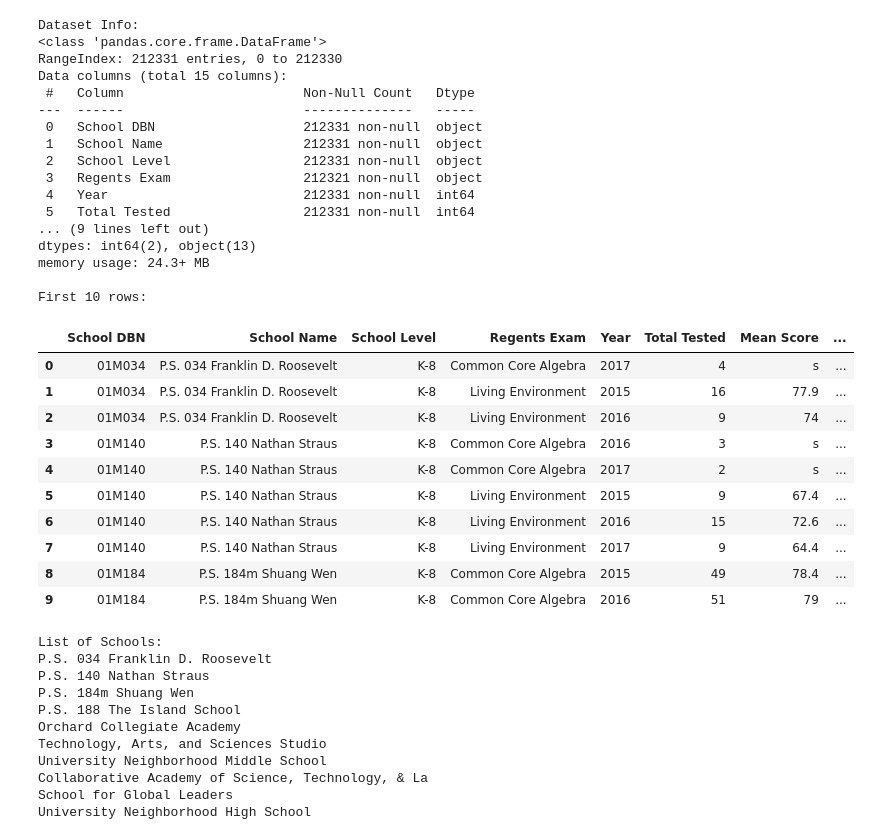
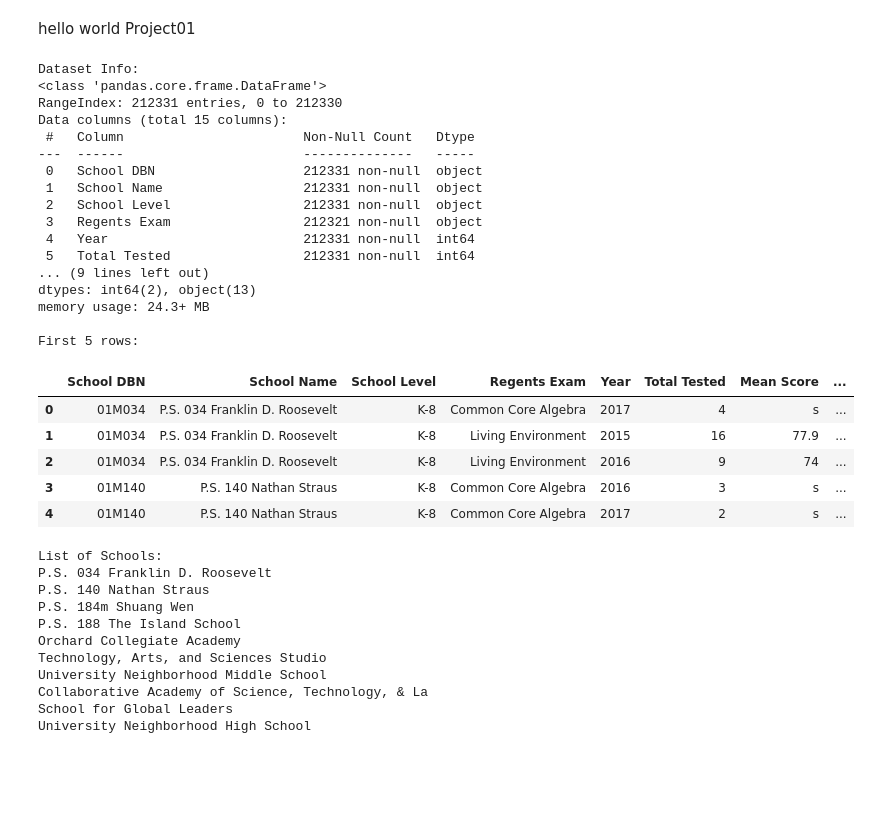
Before and after one commit to madfrantic/helloworld, a Jupyter notebook: project01b.ipynb, the cells around one changed output. Drawn from its saved outputs; the diff is of its cells as text; code cells hidden in the pictures; blank space fills up the shorter version.

```diff
--- a/project01b.ipynb
+++ b/project01b.ipynb
@@ -1,5 +1,7 @@
 # %% [markdown]
 <a href="https://colab.research.google.com/github/madfrantic/helloworld/blob/main/project01b.ipynb" target="_parent"><img src="https://colab.research.google.com/assets/colab-badge.svg" alt="Open In Colab"/></a>
+# %% [markdown]
+hello world Project01
 # %%
 import pandas as pd
 import numpy as np
@@ -10,41 +13,36 @@ df = pd.read_csv(
 )
 
 schools = df.copy()
 
 print("Dataset Info:")
 schools.info()
 
-print("\nFirst 10 rows:")
-display(schools.head(10))
+print("\nFirst 5 rows:")
+display(schools.head(5))
 # %% [output]
 Dataset Info:
 <class 'pandas.core.frame.DataFrame'>
 RangeIndex: 212331 entries, 0 to 212330
 Data columns (total 15 columns):
  #   Column                       Non-Null Count   Dtype
 ---  ------                       --------------   -----
  0   School DBN                   212331 non-null  object
  1   School Name                  212331 non-null  object
  2   School Level                 212331 non-null  object
  3   Regents Exam                 212321 non-null  object
  4   Year                         212331 non-null  int64
  5   Total Tested                 212331 non-null  int64
 ... (9 lines left out)
 dtypes: int64(2), object(13)
 memory usage: 24.3+ MB
 
-First 10 rows:
+First 5 rows:
 |  | School DBN | School Name | School Level | Regents Exam | Year | Total Tested | Mean Score | ... |
 | 0 | 01M034 | P.S. 034 Franklin D. Roosevelt | K-8 | Common Core Algebra | 2017 | 4 | s | ... |
 | 1 | 01M034 | P.S. 034 Franklin D. Roosevelt | K-8 | Living Environment | 2015 | 16 | 77.9 | ... |
 | 2 | 01M034 | P.S. 034 Franklin D. Roosevelt | K-8 | Living Environment | 2016 | 9 | 74 | ... |
 | 3 | 01M140 | P.S. 140 Nathan Straus | K-8 | Common Core Algebra | 2016 | 3 | s | ... |
 | 4 | 01M140 | P.S. 140 Nathan Straus | K-8 | Common Core Algebra | 2017 | 2 | s | ... |
-| 5 | 01M140 | P.S. 140 Nathan Straus | K-8 | Living Environment | 2015 | 9 | 67.4 | ... |
-| 6 | 01M140 | P.S. 140 Nathan Straus | K-8 | Living Environment | 2016 | 15 | 72.6 | ... |
-| 7 | 01M140 | P.S. 140 Nathan Straus | K-8 | Living Environment | 2017 | 9 | 64.4 | ... |
-| 8 | 01M184 | P.S. 184m Shuang Wen | K-8 | Common Core Algebra | 2015 | 49 | 78.4 | ... |
-| 9 | 01M184 | P.S. 184m Shuang Wen | K-8 | Common Core Algebra | 2016 | 51 | 79 | ... |
 # %%
 print("\nList of Schools:")
 for school in schools["School Name"].unique():
```
Also changed, not shown: parts of 7 cells of this notebook.
